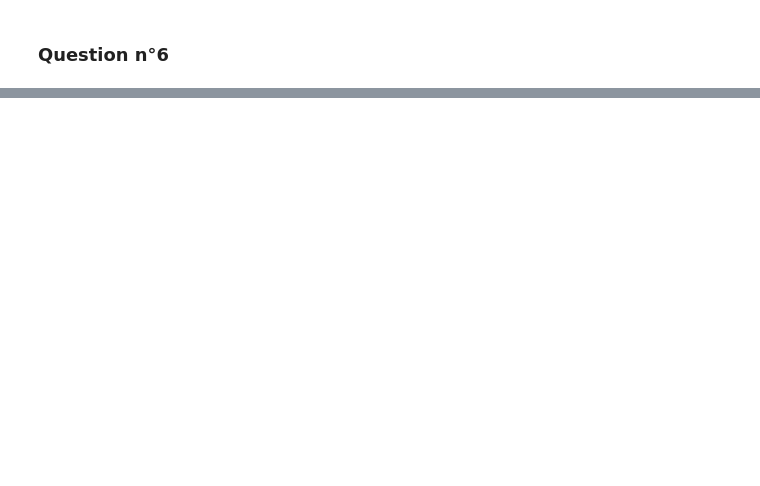
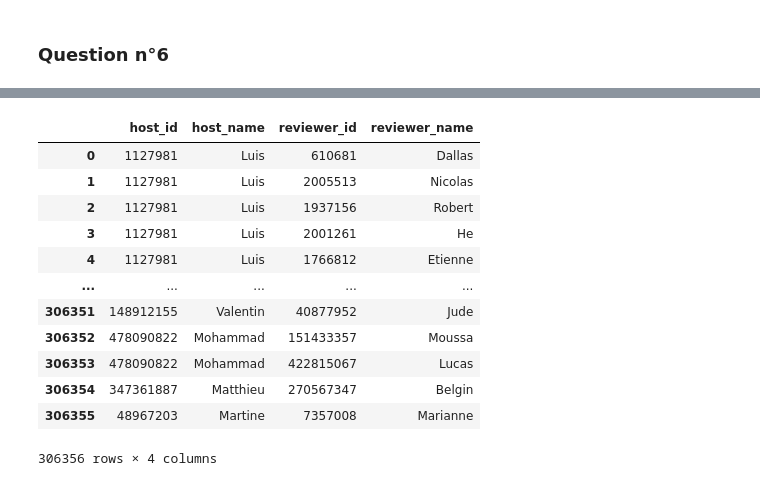
Before and after one commit to emaddar/Airbnb, a Jupyter notebook: pandas/bordeaux.ipynb, the cells around one changed output, grey strips where cells are left out. Saved outputs shown, nothing was run; the diff lists cells and outputs as text; code cells hidden in the pictures; blank space fills up the shorter version.

```diff
--- a/pandas/bordeaux.ipynb
+++ b/pandas/bordeaux.ipynb
@@ -216,0 +248,2 @@ df_bordeaux_clean[["host_id","number_bath"]].groupby("number_bath").count()
+# %%
+df_reviews_bordeaux = pd.read_csv("CSV/bordeaux/reviews_bordeaux.csv")
@@ -216,0 +256,6 @@ df_bordeaux_clean[["host_id","number_bath"]].groupby("number_bath").count()
+# %%
+df_reviews_bordeaux.columns=['Unnamed: 0', 'listing_id', 'id_review', 'date', 'reviewer_id',
+       'reviewer_name']
+# %%
+df_reviews_bordeaux= df_reviews_bordeaux[['listing_id', 'id_review', 'date', 'reviewer_id',
+       'reviewer_name']]
@@ -216,0 +286,18 @@ df_bordeaux_clean[["host_id","number_bath"]].groupby("number_bath").count()
+# %%
+df_merge = df_reviews_bordeaux.merge(df_bordeaux, how='left',left_on='listing_id',right_on='id')
+# %%
+df_merge[["host_id","host_name","reviewer_id","reviewer_name"]]
+# %% [output]
+|  | host_id | host_name | reviewer_id | reviewer_name |
+| 0 | 1127981 | Luis | 610681 | Dallas |
+| 1 | 1127981 | Luis | 2005513 | Nicolas |
+| 2 | 1127981 | Luis | 1937156 | Robert |
+| 3 | 1127981 | Luis | 2001261 | He |
+| 4 | 1127981 | Luis | 1766812 | Etienne |
+| ... | ... | ... | ... | ... |
+| 306351 | 148912155 | Valentin | 40877952 | Jude |
+| 306352 | 478090822 | Mohammad | 151433357 | Moussa |
+| 306353 | 478090822 | Mohammad | 422815067 | Lucas |
+| 306354 | 347361887 | Matthieu | 270567347 | Belgin |
+| 306355 | 48967203 | Martine | 7357008 | Marianne |
+306356 rows × 4 columns
```
Also changed, not shown: parts of 25 cells of this notebook, 4 other files.
